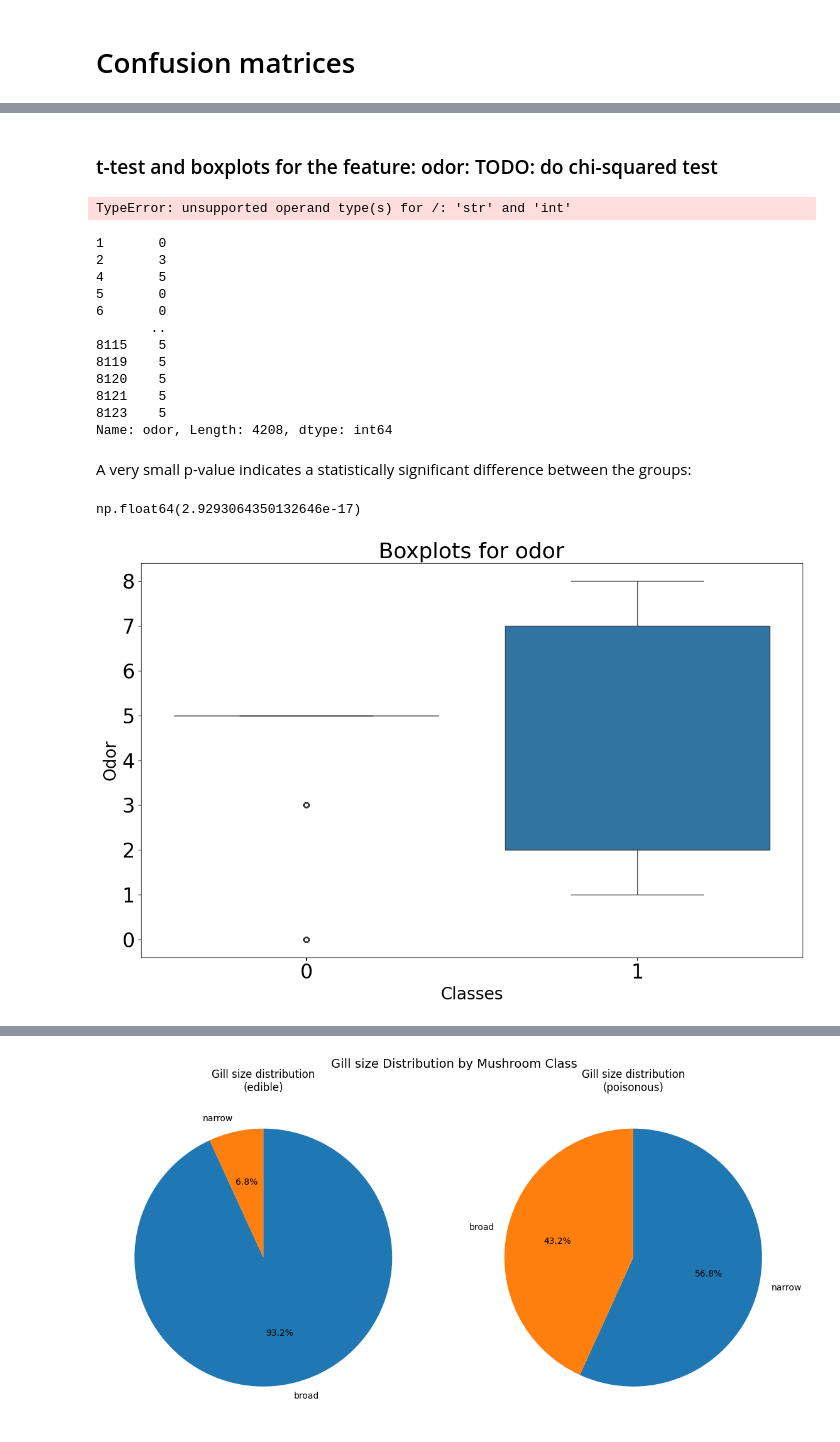
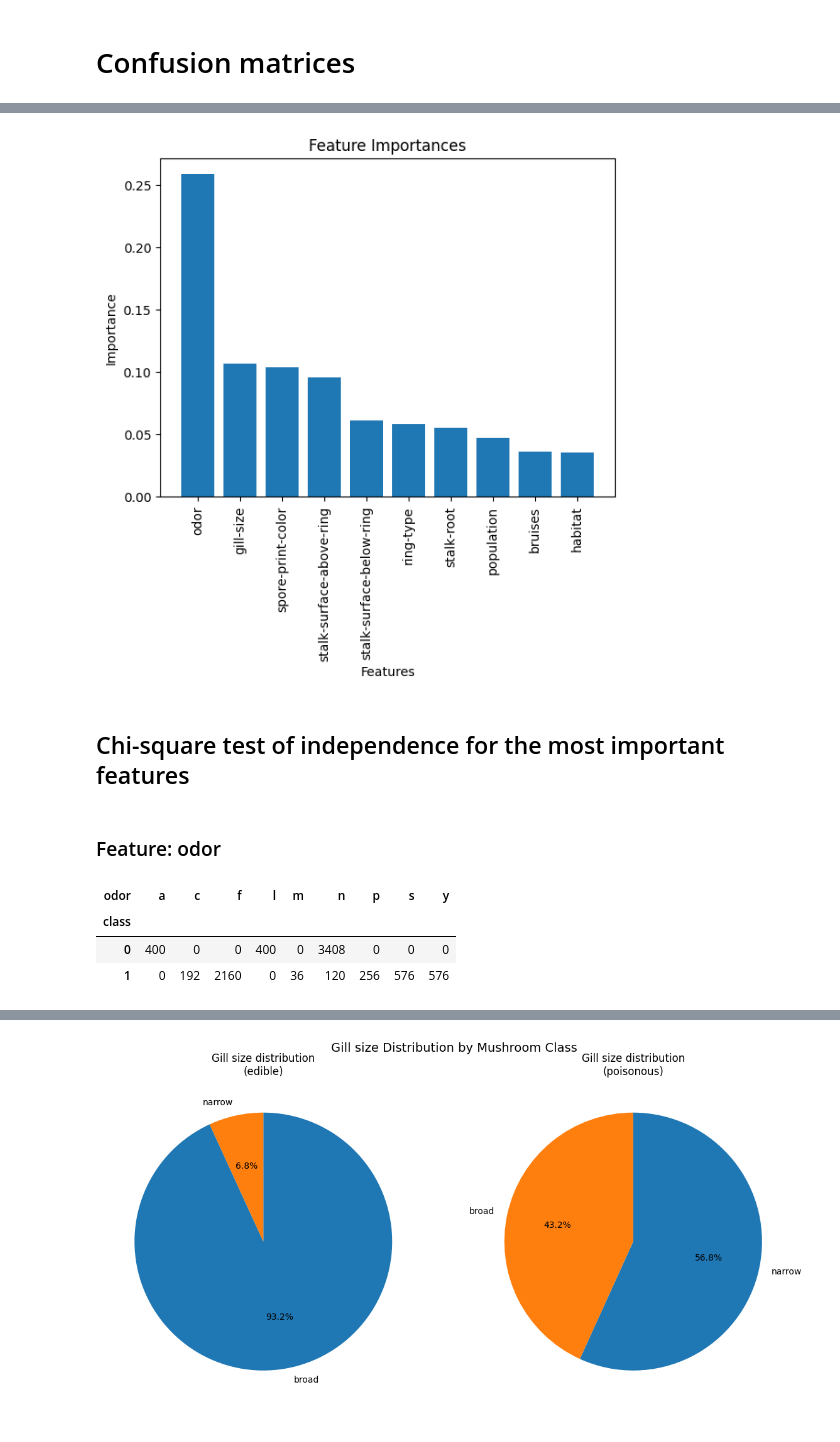
Before and after one commit to milenakowalska/mushroom_classification_model, a Jupyter notebook: mushroom_classifier.ipynb, the cells around one changed output, grey strips where cells are left out. Cells and saved outputs as stored; diff of their text form; code cells hidden in the pictures.

Commit message:
Chi squared tests, report

```diff
--- a/mushroom_classifier.ipynb
+++ b/mushroom_classifier.ipynb
@@ -310,4 +311,4 @@ best_rf = grid.best_estimator_
 # %%
 importances = best_rf.feature_importances_
 
-pd_importances = pd.Series(importances, x_train.columns)
+importances = zip(importances, x_train.columns)
@@ -328,0 +315,11 @@ Length: 95, dtype: float64
+# %%
+dict_importnaces = {}
+
+for importance, column in importances:
+    feature = column.split('_')[0]
+    if feature in dict_importnaces:
+        dict_importnaces[feature] += importance
+    else:
+        dict_importnaces[feature] = importance
+# %%
+dict_importnaces = dict(sorted(dict_importnaces.items(), key=lambda item: item[1], reverse=True))
@@ -329,41 +346,28 @@ Length: 95, dtype: float64
+# %%
+features = list(dict_importnaces.keys())[:10]
+values = list(dict_importnaces.values())[:10]
+
+plt.bar(features, values)
+plt.xticks(rotation=90)
+plt.xlabel("Features")
+plt.ylabel("Importance")
+plt.title("Feature Importances")
+plt.savefig("diagrams/feature_importances.png")
+plt.show()
+# %% [output]
+[figure, added]
 # %% [markdown]
-### t-test and boxplots for the feature: odor: TODO: do chi-squared test
+## Chi-square test of independence for the most important features
-# %%
-odor_group0 = df["odor"][df["class"] == 0]
-odor_group1 = df["odor"][df["class"] == 1]
-t_test_odor = ttest_ind(odor_group0, odor_group1)
-# %% [output]
-TypeError: unsupported operand type(s) for /: 'str' and 'int'
+# %% [markdown]
+### Feature: odor
 # %%
-odor_group0
+contingency_table = pd.crosstab(df["class"], df["odor"])
-# %% [output]
-1       0
-2       3
-4       5
-5       0
-6       0
-       ..
-8115    5
-8119    5
-8120    5
-8121    5
-8123    5
-Name: odor, Length: 4208, dtype: int64
-# %% [markdown]
-A very small p-value indicates a statistically significant difference between the groups:
+# %%
+contingency_table
+# %% [output]
+| odor | a | c | f | l | m | n | p | s | y |
+| class |  |  |  |  |  |  |  |  |  |
+| 0 | 400 | 0 | 0 | 400 | 0 | 3408 | 0 | 0 | 0 |
+| 1 | 0 | 192 | 2160 | 0 | 36 | 120 | 256 | 576 | 576 |
 # %%
-t_test_odor[1]
+chi2, p, dof, expected = chi2_contingency(contingency_table)
-# %% [output]
-np.float64(2.9293064350132646e-17)
-# %%
-plt.figure(figsize=(12, 8))
-sns.boxplot(x="class", y="odor", data=df)
-
-plt.title(f"Boxplots for odor", fontsize=26)
-plt.xlabel("Classes", fontsize=20)
-plt.ylabel("Odor", fontsize=20)
-plt.tick_params(axis="both", labelsize=24)
-plt.tight_layout()
-plt.show()
-# %% [output]
-[figure, removed]
```
Also changed, not shown: parts of 32 cells of this notebook, 7 other files.
